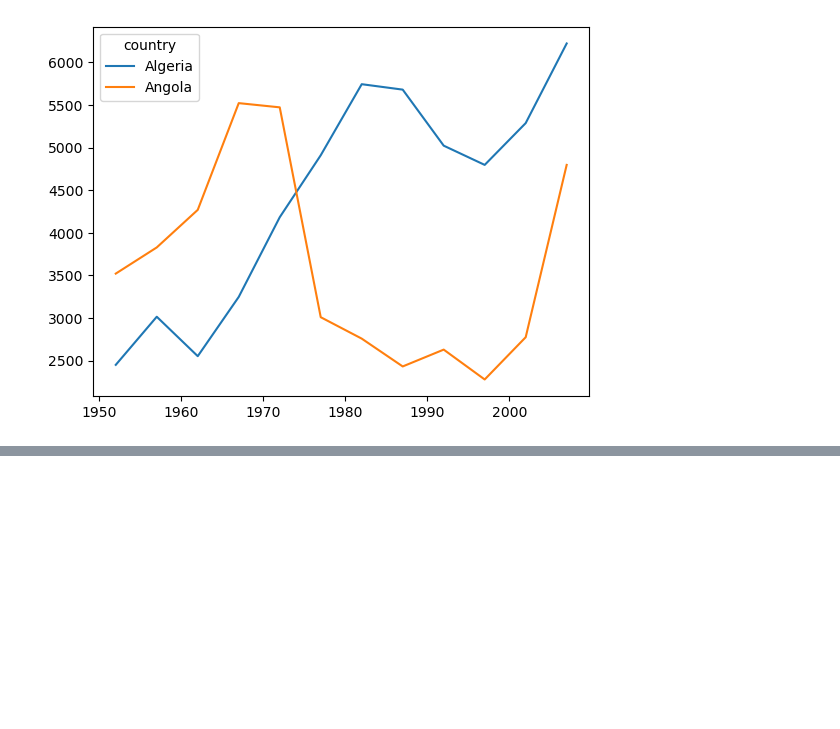
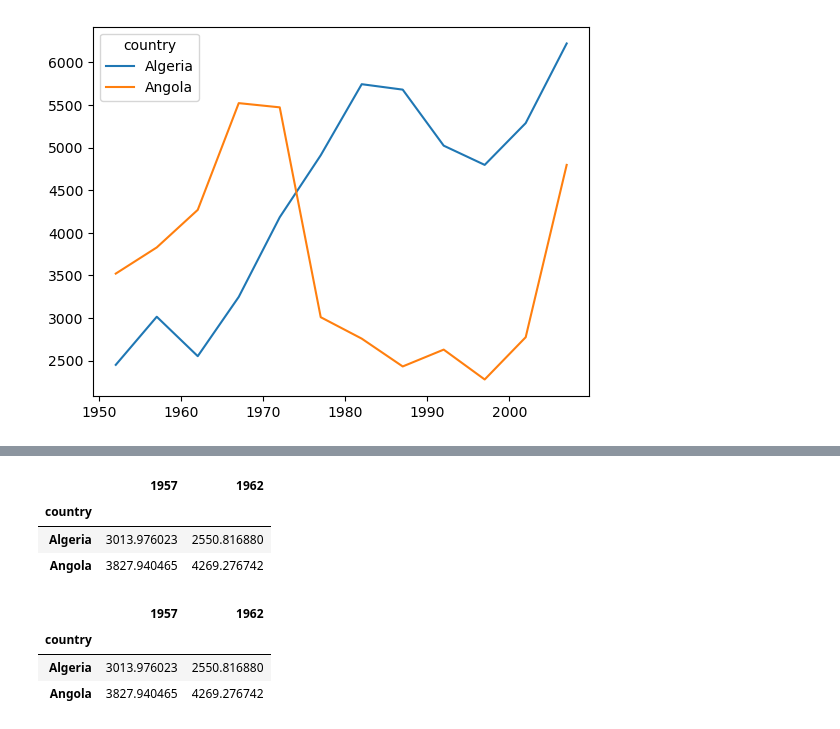
Before and after one commit to UMD-ENMA165-2026-Spring/gapminder, a Jupyter notebook: pandas_for_datasets.ipynb, the cells around one changed output, grey strips where cells are left out. Drawn from its saved outputs; the diff is of its cells as text; code cells hidden in the pictures; blank space fills up the shorter version.

```diff
--- a/pandas_for_datasets.ipynb
+++ b/pandas_for_datasets.ipynb
@@ -111,0 +162,14 @@ africa[aInAfrica].T.plot()
+# %%
+africa.loc['Algeria':'Angola', 1957:1962]
+# %% [output]
+|  | 1957 | 1962 |
+| country |  |  |
+| Algeria | 3013.976023 | 2550.816880 |
+| Angola | 3827.940465 | 4269.276742 |
+# %%
+africa.iloc[0:2,1:3]
+# %% [output]
+|  | 1957 | 1962 |
+| country |  |  |
+| Algeria | 3013.976023 | 2550.816880 |
+| Angola | 3827.940465 | 4269.276742 |
```
Also changed, not shown: parts of 6 cells of this notebook.
